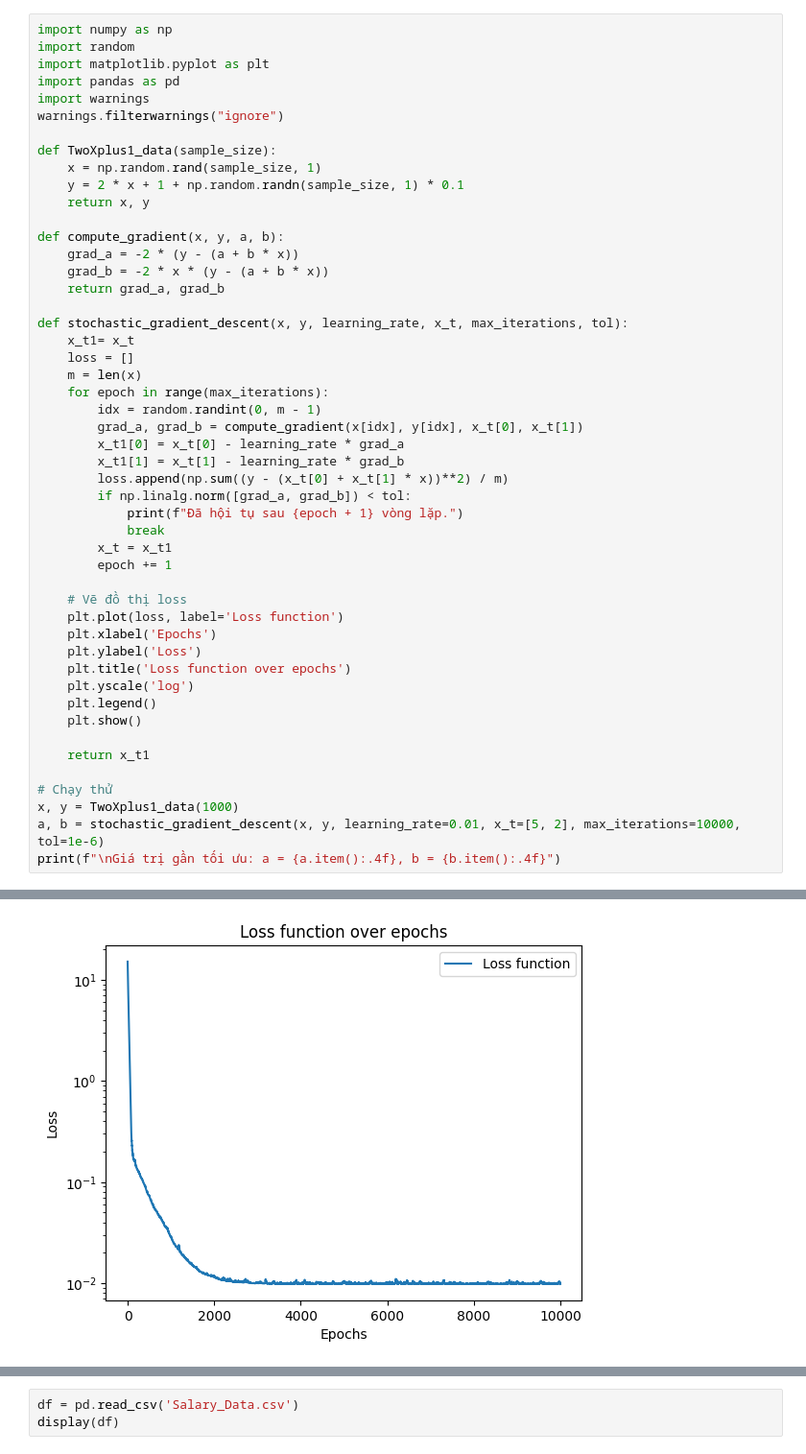
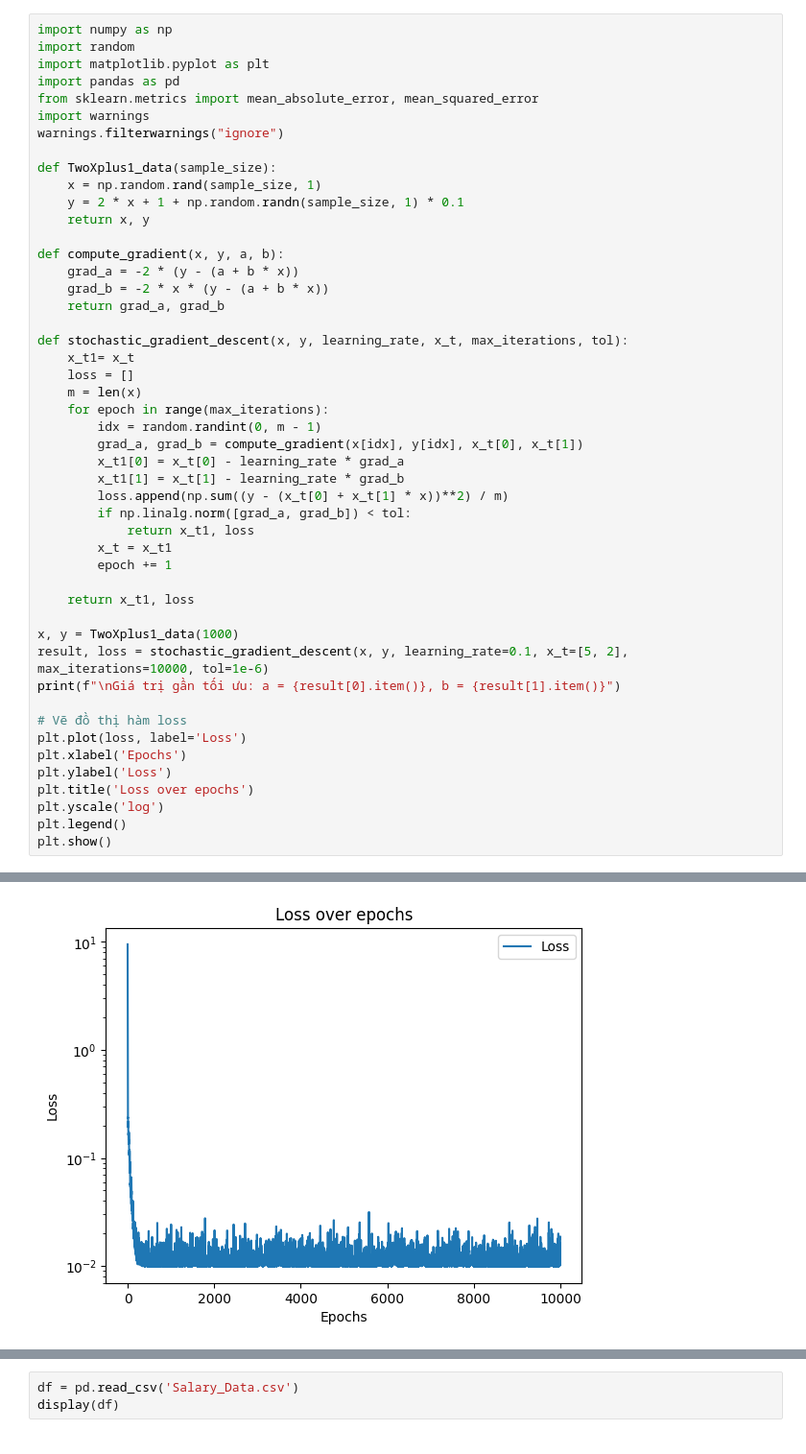
Before and after one commit to DungQuanPhung/Main, a Jupyter notebook: L4_PhungDungQuan_22280073_bai5.ipynb, the cells around one changed output, grey strips where cells are left out. Shown at 96% size. Saved outputs shown, nothing was run; the diff lists cells and outputs as text.

```diff
--- a/L4_PhungDungQuan_22280073_bai5.ipynb
+++ b/L4_PhungDungQuan_22280073_bai5.ipynb
@@ -3,6 +3,7 @@ import numpy as np
 import random
 import matplotlib.pyplot as plt
 import pandas as pd
+from sklearn.metrics import mean_absolute_error, mean_squared_error
 import warnings
 warnings.filterwarnings("ignore")
 
@@ -27,24 +28,22 @@ def stochastic_gradient_descent(x, y, learning_rate, x_t, max_iterations, tol):
         x_t1[1] = x_t[1] - learning_rate * grad_b
         loss.append(np.sum((y - (x_t[0] + x_t[1] * x))**2) / m)
         if np.linalg.norm([grad_a, grad_b]) < tol:
-            print(f"Đã hội tụ sau {epoch + 1} vòng lặp.")
-            break
+            return x_t1, loss
         x_t = x_t1
         epoch += 1
 
-    # Vẽ đồ thị loss
-    plt.plot(loss, label='Loss function')
-    plt.xlabel('Epochs')
-    plt.ylabel('Loss')
-    plt.title('Loss function over epochs')
-    plt.yscale('log')
-    plt.legend()
-    plt.show()
+    return x_t1, loss
 
-    return x_t1
+x, y = TwoXplus1_data(1000)
+result, loss = stochastic_gradient_descent(x, y, learning_rate=0.1, x_t=[5, 2], max_iterations=10000, tol=1e-6)
+print(f"\nGiá trị gần tối ưu: a = {result[0].item()}, b = {result[1].item()}")
 
-# Chạy thử
-x, y = TwoXplus1_data(1000)
-a, b = stochastic_gradient_descent(x, y, learning_rate=0.01, x_t=[5, 2], max_iterations=10000, tol=1e-6)
-print(f"\nGiá trị gần tối ưu: a = {a.item():.4f}, b = {b.item():.4f}")
+# Vẽ đồ thị hàm loss
+plt.plot(loss, label='Loss')
+plt.xlabel('Epochs')
+plt.ylabel('Loss')
+plt.title('Loss over epochs')
+plt.yscale('log')
+plt.legend()
+plt.show()
 # %% [output]
@@ -51 +51 @@ print(f"\nGiá trị gần tối ưu: a = {a.item():.4f}, b = {b.item():.4f}")
-[figure, old version]
+[figure, new version]
```
Also changed, not shown: parts of 11 cells of this notebook.
